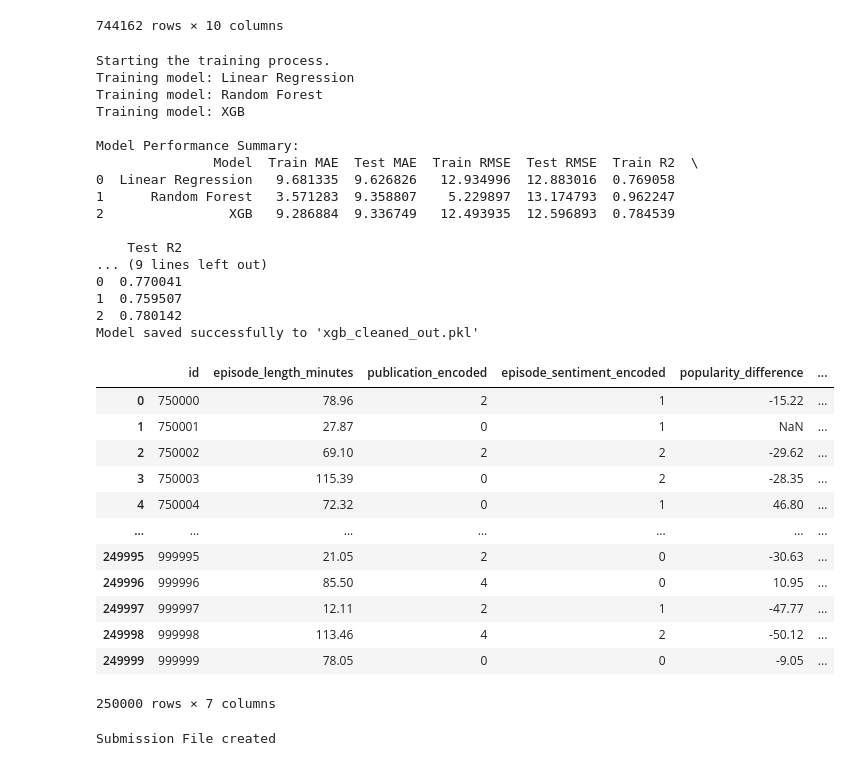
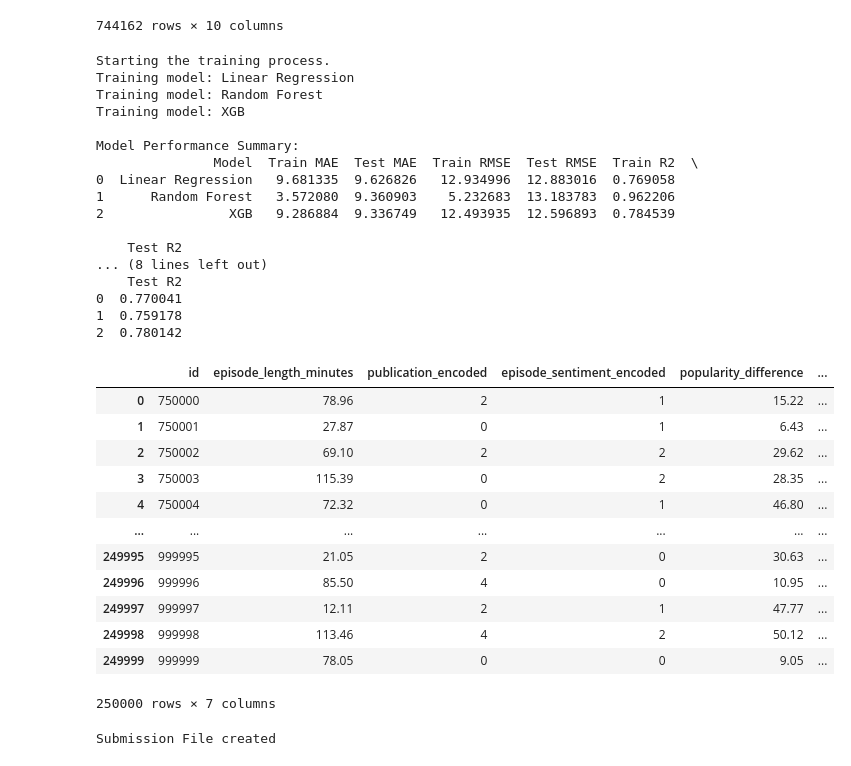
Before and after one commit to MC993/Podcast_listening_time_prediction, a Jupyter notebook: fourth_version_notebook.ipynb, the cells around one changed output. Cells and saved outputs as stored; diff of their text form; code cells hidden in the pictures.

```diff
--- a/fourth_version_notebook.ipynb
+++ b/fourth_version_notebook.ipynb
@@ -477,10 +477,10 @@ results_df, final_model = train_and_eval_models(X_train, X_test, y_train, y_test
 print(results_df)
 
 # Saving the model to a file
-with open('xgb_cleaned_out.pkl', 'wb') as file:
-    pickle.dump(final_model, file)
+# with open('xgb_cleaned_out.pkl', 'wb') as file:
+#     pickle.dump(final_model, file)
 
-print("Model saved successfully to 'xgb_cleaned_out.pkl'")
+# print("Model saved successfully to 'xgb_cleaned_out.pkl'")
 # %% [output]
 Starting the training process.
 Training model: Linear Regression
@@ -490,15 +490,15 @@ Training model: XGB
 Model Performance Summary:
                Model  Train MAE  Test MAE  Train RMSE  Test RMSE  Train R2  \
 0  Linear Regression   9.681335  9.626826   12.934996  12.883016  0.769058
-1      Random Forest   3.571283  9.358807    5.229897  13.174793  0.962247
+1      Random Forest   3.572080  9.360903    5.232683  13.183783  0.962206
 2                XGB   9.286884  9.336749   12.493935  12.596893  0.784539
 
     Test R2
-... (9 lines left out)
+... (8 lines left out)
+    Test R2
 0  0.770041
-1  0.759507
+1  0.759178
 2  0.780142
-Model saved successfully to 'xgb_cleaned_out.pkl'
 # %%
 submission_df = data2.copy()
 
@@ -537,44 +537,48 @@ episode_mapping = {
     'Negative': 0,
     'Neutral': 1,
     'Positive': 2
 }
 
 submission_df['episode_sentiment_encoded'] = submission_df['episode_sentiment'].map(episode_mapping)
 
 submission_df = submission_df.drop(columns='episode_sentiment')
 
 submission_df = submission_df.drop(columns=['podcast_name', 'episode_title', 'genre'])
 
 submission_df['combined_popularity'] = (submission_df['host_popularity_percentage'] / 100.0) * (submission_df['guest_popularity_percentage'] / 100.0) *100.0
 
 submission_df['popularity_difference'] = (submission_df['host_popularity_percentage'] - submission_df['guest_popularity_percentage'])
 
 weekend_days = [6, 7]
 
 submission_df['is_weekend'] = submission_df['weekday_encoded'].apply(lambda x: 1 if x in weekend_days else 0)
 
 submission_df = submission_df.drop(columns=['host_popularity_percentage', 'guest_popularity_percentage', 'weekday_encoded'])
 
 submission_df['ad_density'] = submission_df['number_of_ads'] / (submission_df['episode_length_minutes'] + 0.1)
 
 submission_df = submission_df.drop(columns='number_of_ads')
 
 submission_df = submission_df.drop(columns='combined_popularity')
 
+submission_df['popularity_difference'] = submission_df['popularity_difference'].fillna(submission_df['popularity_difference'].median())
+
+submission_df['popularity_difference'] = abs(submission_df['popularity_difference'])
+
 submission_df
 # %% [output]
 |  | id | episode_length_minutes | publication_encoded | episode_sentiment_encoded | popularity_difference | ... |
-| 0 | 750000 | 78.96 | 2 | 1 | -15.22 | ... |
-| 1 | 750001 | 27.87 | 0 | 1 | NaN | ... |
-| 2 | 750002 | 69.10 | 2 | 2 | -29.62 | ... |
-| 3 | 750003 | 115.39 | 0 | 2 | -28.35 | ... |
+| 0 | 750000 | 78.96 | 2 | 1 | 15.22 | ... |
+| 1 | 750001 | 27.87 | 0 | 1 | 6.43 | ... |
+| 2 | 750002 | 69.10 | 2 | 2 | 29.62 | ... |
+| 3 | 750003 | 115.39 | 0 | 2 | 28.35 | ... |
 | 4 | 750004 | 72.32 | 0 | 1 | 46.80 | ... |
 | ... | ... | ... | ... | ... | ... | ... |
-| 249995 | 999995 | 21.05 | 2 | 0 | -30.63 | ... |
+| 249995 | 999995 | 21.05 | 2 | 0 | 30.63 | ... |
 | 249996 | 999996 | 85.50 | 4 | 0 | 10.95 | ... |
-| 249997 | 999997 | 12.11 | 2 | 1 | -47.77 | ... |
-| 249998 | 999998 | 113.46 | 4 | 2 | -50.12 | ... |
-| 249999 | 999999 | 78.05 | 0 | 0 | -9.05 | ... |
+| 249997 | 999997 | 12.11 | 2 | 1 | 47.77 | ... |
+| 249998 | 999998 | 113.46 | 4 | 2 | 50.12 | ... |
+| 249999 | 999999 | 78.05 | 0 | 0 | 9.05 | ... |
 250000 rows × 7 columns
 # %%
 #creating the submission file
```
Also changed, not shown: parts of 1 cell of this notebook, 1 other file.
